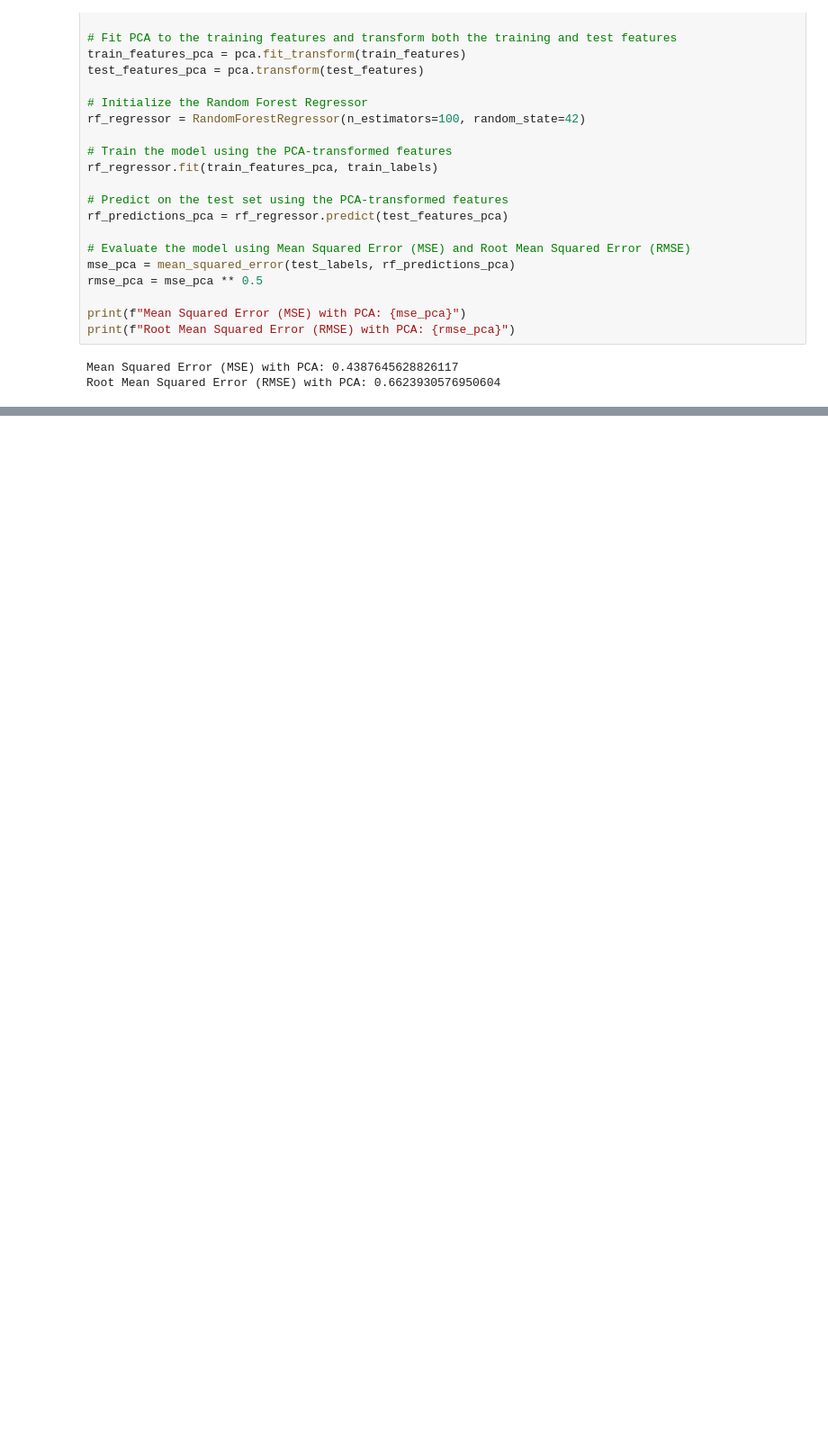
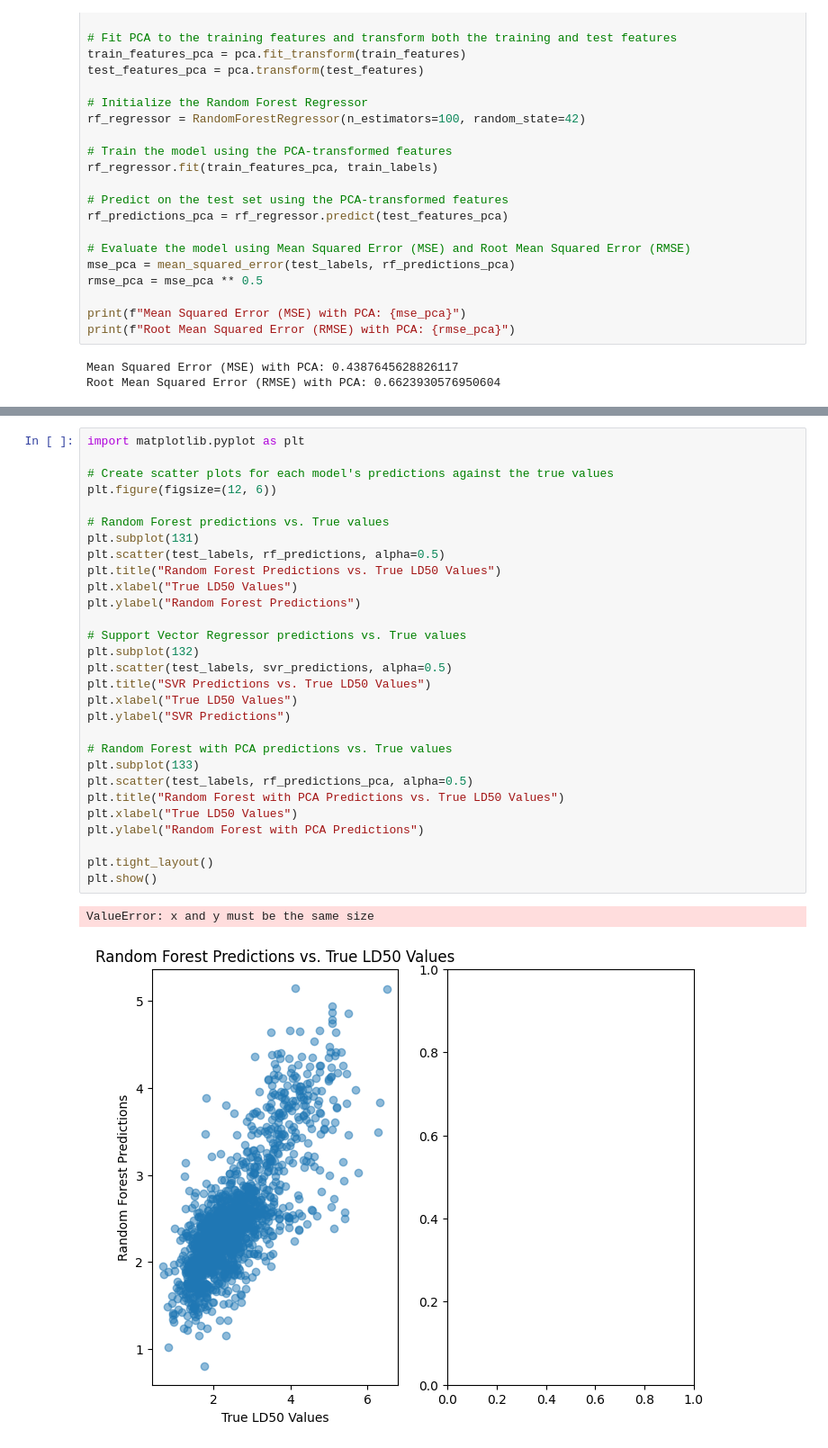
Before and after one commit to pegahahadian/DrugDiscovery, a Jupyter notebook: ToxicityRegression.ipynb, the cells around one changed output, grey strips where cells are left out. Shown at 90% size. Cells and saved outputs as stored; diff of their text form; blank space fills up the shorter version.

```diff
--- a/ToxicityRegression.ipynb
+++ b/ToxicityRegression.ipynb
@@ -285,0 +376,32 @@ Root Mean Squared Error (RMSE) with PCA: 0.6623930576950604
+# %%
+import matplotlib.pyplot as plt
+
+# Create scatter plots for each model's predictions against the true values
+plt.figure(figsize=(12, 6))
+
+# Random Forest predictions vs. True values
+plt.subplot(131)
+plt.scatter(test_labels, rf_predictions, alpha=0.5)
+plt.title("Random Forest Predictions vs. True LD50 Values")
+plt.xlabel("True LD50 Values")
+plt.ylabel("Random Forest Predictions")
+
+# Support Vector Regressor predictions vs. True values
+plt.subplot(132)
+plt.scatter(test_labels, svr_predictions, alpha=0.5)
+plt.title("SVR Predictions vs. True LD50 Values")
+plt.xlabel("True LD50 Values")
+plt.ylabel("SVR Predictions")
+
+# Random Forest with PCA predictions vs. True values
+plt.subplot(133)
+plt.scatter(test_labels, rf_predictions_pca, alpha=0.5)
+plt.title("Random Forest with PCA Predictions vs. True LD50 Values")
+plt.xlabel("True LD50 Values")
+plt.ylabel("Random Forest with PCA Predictions")
+
+plt.tight_layout()
+plt.show()
+# %% [output]
+ValueError: x and y must be the same size
+[figure, added]
```
Also changed, not shown: parts of 9 cells of this notebook.
